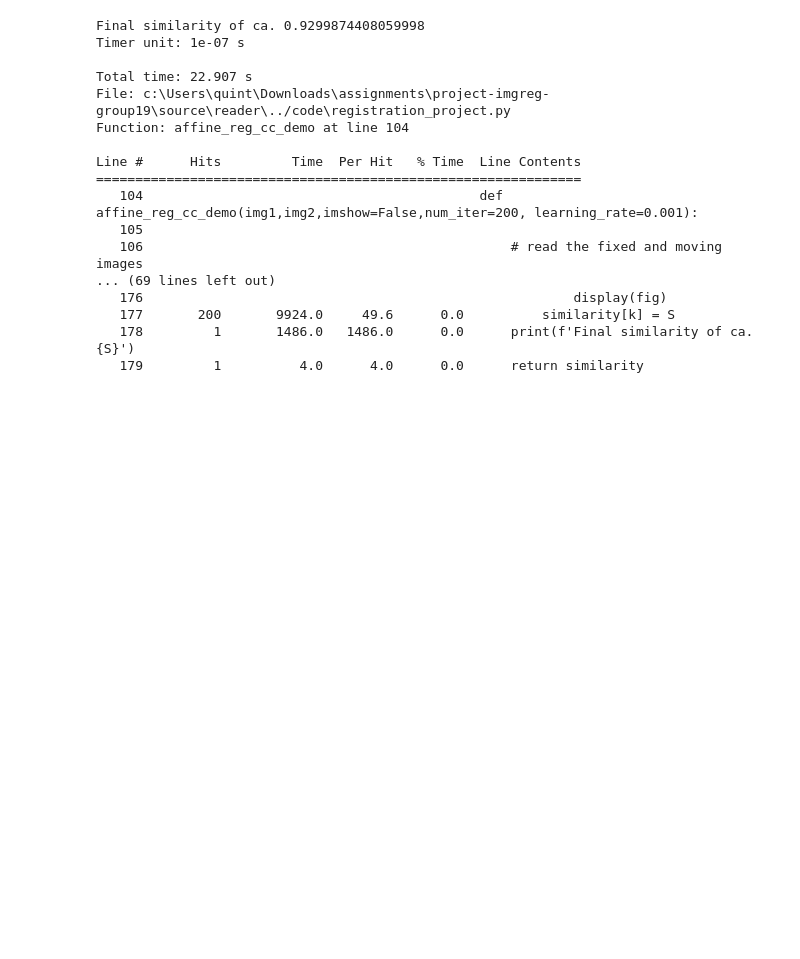
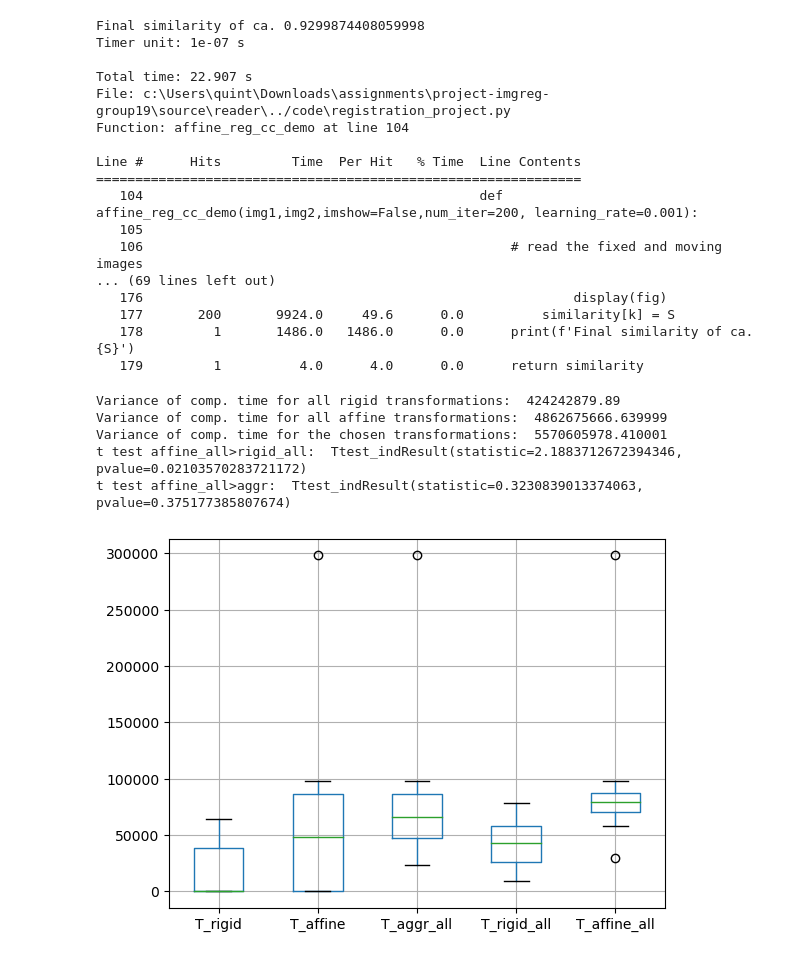
Before and after one commit to QM-L/project-imgreg-group19, a Jupyter notebook: source/reader/main.ipynb, the cells around one changed output. Cells and saved outputs as stored; diff of their text form; code cells hidden in the pictures; blank space fills up the shorter version.

Commit message:
Bugfixed stat analysis, added imshow to mean error func

```diff
--- a/source/reader/main.ipynb
+++ b/source/reader/main.ipynb
@@ -48,64 +45,52 @@ Line #      Hits         Time  Per Hit   % Time  Line Contents
    177       200       9924.0     49.6      0.0          similarity[k] = S
    178         1       1486.0   1486.0      0.0      print(f'Final similarity of ca. {S}')
    179         1          4.0      4.0      0.0      return similarity
+# %%
+# Test variables (assume dataset of 10)
+time_rigid = [64098,23249,0,0,57892,0,43897,0,0,0]
+time_affine = [0,0,98022,78923,0,298200,0,89023,67239,29870]
+time_rigid_all = [64098,23249,24798,58302,57892,42309,43897,28342,8902,78230]
+time_affine_all = [78934,57832,98022,78923,78923,298200,83450,89023,67239,29870]
+
+transformations = [[35,2.5,1.1,0.5,1,3,2],[12,1,2,1.6,1.1,0.3,4],[4,1.9,2.1,4,8,0,7],[2,1.2,1.4,2,3,1.5,1],[60,2.3,1.9,1.3,0.4,2,0],[34,1.4,2.2,6,3,0.4,0],[5,1,4.2,1.8,1.2,0.5,1.1],[0,2,1.2,0.3,0.1,1,1.7],[1,1,2.1,0.8,0.2,2,4],[9,1,1.2,0.8,0.2,2,2]]
 # %%
 ### Statistical analysis ###
+# input: list of computation times per formula: rigid_cc_time, affine_cc_time, affine_mi_time --> no processing is done with this, these are nice-to-haves
 
 # input: list of computation times per type of registration: time_rigid, time_affine, time_rigid_all, time_affine_all
-# input: list of computation times per formula: rigid_cc_time, affine_cc_time, affine_mi_time
 # input: list of affine transformation matrices per registration: transformations (rot, scalex, scaley, shearx, sheary, translatex, translatey)
 
 # output: significance testing between the types of registration
 # output: power analysis of significance testing
 # output: Boxplots for the computation time data spread
 
 
-aggr_rigid_affine = time_rigid + time_affine # List containing all tests, containing the time using our chosen method
-data = [np.transpose(time_rigid),np.transpose(time_affine),np.transpose(aggr_rigid_affine),np.transpose(time_rigid_all),np.transpose(time_affine_all)]
-df_time = pd.DataFrame(data,columns=['T_rigid',
-                                     'T_affine',
-                                     'T_aggr_all'
-                                     'T_rigid_all',
-                                     'T_affine_all'])
+aggr_rigid_affine = [time_rigid[i]+time_affine[i] for i in range(len(time_rigid))] # List containing all tests, containing the time using our chosen method
+data = np.hstack((time_rigid, time_affine, aggr_rigid_affine, time_rigid_all, time_affine_all))
+df_time = pd.DataFrame({'T_rigid': time_rigid,
+                        'T_affine': time_affine,
+                        'T_aggr_all': aggr_rigid_affine,
+                        'T_rigid_all': time_rigid_all,
+                        'T_affine_all': time_affine_all})
 box = df_time.boxplot(grid=True)
-box.plot(figsize=(1,3))
+box.plot(figsize=(1,3), title="Boxplot of computation time of rigid and affine transformation registration")
 
 # Test for equal variance
-print("Variance of comp. time for rigid transformations: ",np.var(a=df_time['T_rigid'])
-print("Variance of comp. time for affine transformations: ",np.var(a=df_time['T_affine'])
+print("Variance of comp. time for all rigid transformations: ",np.var(a=df_time['T_rigid_all']))
+print("Variance of comp. time for all affine transformations: ",np.var(a=df_time['T_affine_all']))
+print("Variance of comp. time for the chosen transformations: ",np.var(a=df_time['T_aggr_all']))
+
 
 # Variance vary less than factor 4:
     # Test if the computation time to use affine transformation compared to rigid transformation is longer
 print("t test affine_all>rigid_all: ",stats.ttest_ind(a=df_time['T_affine_all'],b=df_time['T_rigid_all'], equal_var=True,alternative='greater'))
 
     # Test if the aggregated computation time is shorter than all affine registration
 print("t test affine_all>aggr: ",stats.ttest_ind(a=df_time['T_affine_all'],b=df_time['T_aggr_all'], equal_var=True,alternative='greater'))
-
-# See if our decision program is working well
-rigid_decision = [1 if time_rigid[i].isnumeric() for i in range(len(time_rigid)) else 0] # Records if rigid was chosen
-# transform_rigid = transformations[rigid_decision] # affine transformation matrices for which we used rigid
-# transform_affine = transformations[~rigid_decision] # affine transformation matrices for which we used affine
-data2 = [rigid_decision]
-sum_affine = transformations[:][1]+transformations[:][2]+transformations[:][3]+transformations[:][4]
-df_transform = pd.DataFrame({"Decision": rigid_decision,
-                             "Sum_affine": sum_affine})
-box2 = df_transform.plot.box(column="Sum_affine",by="Decision",figsize=(5,5))
-
-# Basic statistics of the average shear and scaling present
-    # Shear
-print("Mean of all shear: ",mean(transformations[:][1:2]))
-print("Mean of shear of rigid: ", mean(transformation[rigid_decision][1:2]))
-print("Mean of shear of affine: ", mean(transformation[rigid_decision][1:2]))
-
-print("Variance of all shear: ",var(transformations[:][1:2]))
-print("Variance of shear of rigid: ", var(transformation[rigid_decision][1:2]))
-print("Variance of shear of affine: ", var(transformation[rigid_decision][1:2]))
-
-    #Scaling
-print("Mean of all scaling: ",mean(transformations[:][3:4]))
-print("Mean of scaling of rigid: ", mean(transformation[~rigid_decision][3:4]))
-print("Mean of scaling of affine: ", mean(transformation[~rigid_decision][3:4]))
-
-print("Variance of all scaling: ",var(transformations[:][3:4]))
-print("Variance of scaling of rigid: ", var(transformation[~rigid_decision][3:4]))
-print("Variance of scaling of affine: ", var(transformation[~rigid_decision][3:4]))
+# %% [output]
+Variance of comp. time for all rigid transformations:  424242879.89
+Variance of comp. time for all affine transformations:  4862675666.639999
+Variance of comp. time for the chosen transformations:  5570605978.410001
+t test affine_all>rigid_all:  Ttest_indResult(statistic=2.1883712672394346, pvalue=0.02103570283721172)
+t test affine_all>aggr:  Ttest_indResult(statistic=0.3230839013374063, pvalue=0.375177385807674)
+[figure, added]
```
Also changed, not shown: parts of 2 cells of this notebook, 1 other file.
